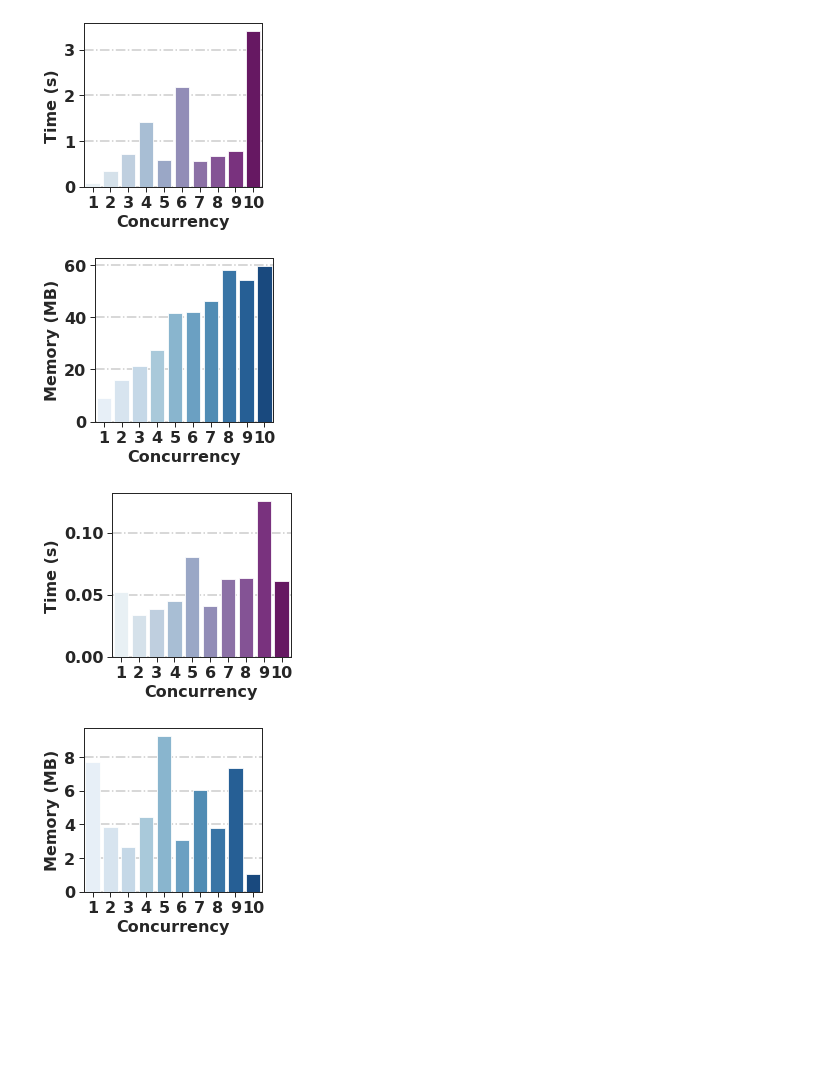
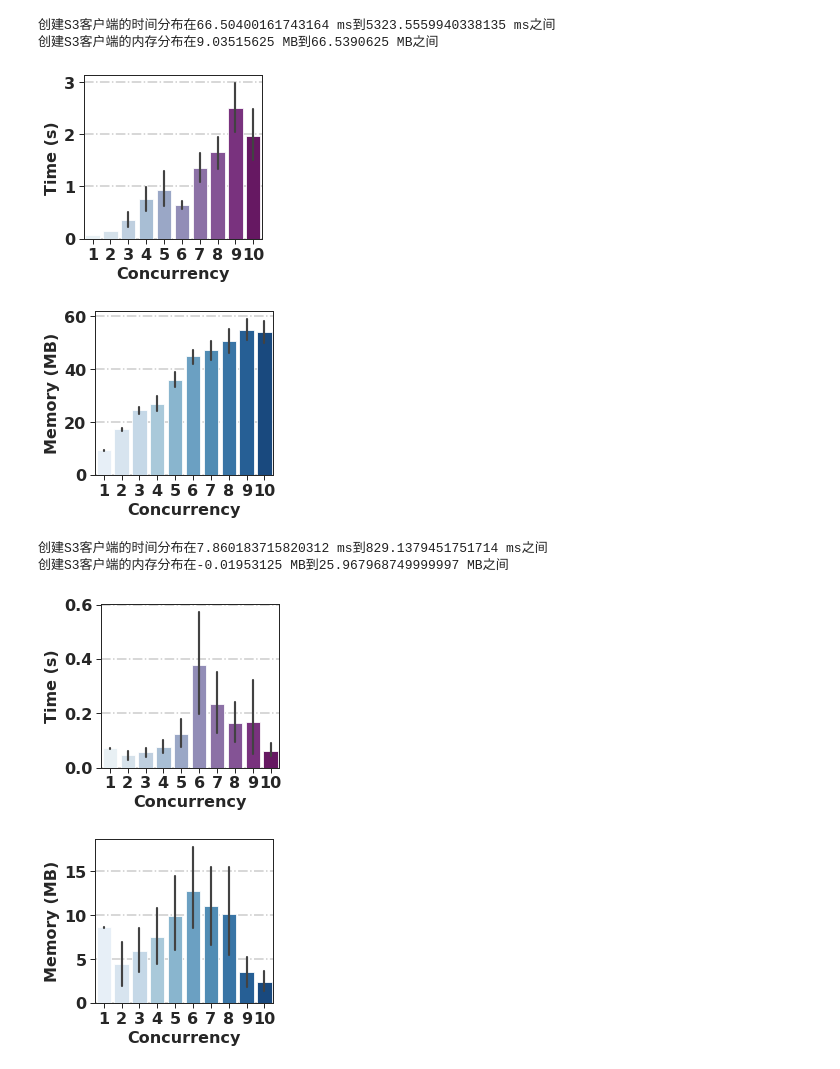
Before and after one commit to dscLabJNU/FaaSBatch, a Jupyter notebook: src/azure_container/client_overhead/logs/plot.ipynb, the cells around one changed output. Drawn from its saved outputs; the diff is of its cells as text; code cells hidden in the pictures; blank space fills up the shorter version.

Commit message:
minor: optimize code and add README

```diff
--- a/src/azure_container/client_overhead/logs/plot.ipynb
+++ b/src/azure_container/client_overhead/logs/plot.ipynb
@@ -21,35 +37,31 @@ sns.set_style("ticks", {"xtick.major.size": 14, "ytick.major.size": 14})
 # %%
-def plot_bar_figure(x, y, classification_by, title, y_limit, palette, data, x_label='Concurrency', y_label="Invocation latency (s)"):
-    plt.grid(axis='y', linestyle='-.')
-    sns.barplot(x=x, y=y,
-                #  hue=classification_by,
-                data=data,
-                # order=function_order,
-                # ci=None,
-                palette=palette
-                )
-    plt.xlabel(x_label, weight="bold")
-    plt.ylabel(y_label, weight="bold")
-    if y_limit:
-        plt.ylim([0, y_limit])
-    # plt.title(title)
-    return plt
-csvs = ["boto3_client_native.csv", "boto3_client_optimize.csv"]
-csvs = ['s3_resource_native.csv', 's3_resource_optimize.csv']
-for csv in csvs:
-    df = pd.read_csv(csv)
-    fig, ax1 = plt.subplots(figsize=(3.2, 3))
-    df['time(s)'] = df['time(ms)'] / 1000
-    time_plot = plot_bar_figure(x='concurrency', y='time(s)', classification_by="",
-                                y_limit=None, title="ti", data=df, y_label="Time (s)", palette="BuPu")
-    # time_plot.savefig(f"concurrencyS3Time.pdf", dpi=800, bbox_inches = 'tight', format='pdf')
-    time_plot.show()
-    fig, ax1 = plt.subplots(figsize=(3.2, 3))
-    mem_plot = plot_bar_figure(x='concurrency', y='memory(MB)', classification_by="",
-                            y_limit=None, title="ti", data=df, y_label="Memory (MB)", palette="Blues")
-    # mem_plot.savefig(f"concurrencyS3Mem.pdf", dpi=800, bbox_inches = 'tight', format='pdf')
+def plot(where):
+    # where: container or host
+    csvs = [f"boto3_{where}_native.csv", f"boto3_{where}_optimize.csv"]
+    for csv in csvs:
+        df = pd.read_csv(csv)
+        print(f"创建S3客户端的时间分布在{df['time(ms)'].min()} ms到{df['time(ms)'].quantile(0.95)} ms之间")
+        print(f"创建S3客户端的内存分布在{df['memory(MB)'].min()} MB到{df['memory(MB)'].quantile(0.9)} MB之间")
+        fig, ax1 = plt.subplots(figsize=(3.2, 3))
+        df['time(s)'] = df['time(ms)'] / 1000
+        time_plot = plot_bar_figure(x='concurrency', y='time(s)', classification_by="",
+                                    y_limit=None, title="ti", data=df, y_label="Time (s)", palette="BuPu")
+        # time_plot.savefig(f"concurrencyS3Time.pdf", dpi=800, bbox_inches = 'tight', format='pdf')
+        time_plot.show()
+        fig, ax1 = plt.subplots(figsize=(3.2, 3))
+        mem_plot = plot_bar_figure(x='concurrency', y='memory(MB)', classification_by="",
+                                y_limit=None, title="ti", data=df, y_label="Memory (MB)", palette="Blues")
+        mem_plot.show()
+        # mem_plot.savefig(f"concurrencyS3Mem.pdf", dpi=800, bbox_inches = 'tight', format='pdf')
-# %% [output]
-[figure, removed]
-[figure, removed]
-[figure, removed]
-[figure, removed]
+# %%
+# plot(where='host')
+plot(where='container')
+# %% [output]
+创建S3客户端的时间分布在66.50400161743164 ms到5323.5559940338135 ms之间
+创建S3客户端的内存分布在9.03515625 MB到66.5390625 MB之间
+[figure, added]
+[figure, added]
+创建S3客户端的时间分布在7.860183715820312 ms到829.1379451751714 ms之间
+创建S3客户端的内存分布在-0.01953125 MB到25.967968749999997 MB之间
+[figure, added]
+[figure, added]
```
Also changed, not shown: parts of 1 cell of this notebook, 10 other files.
